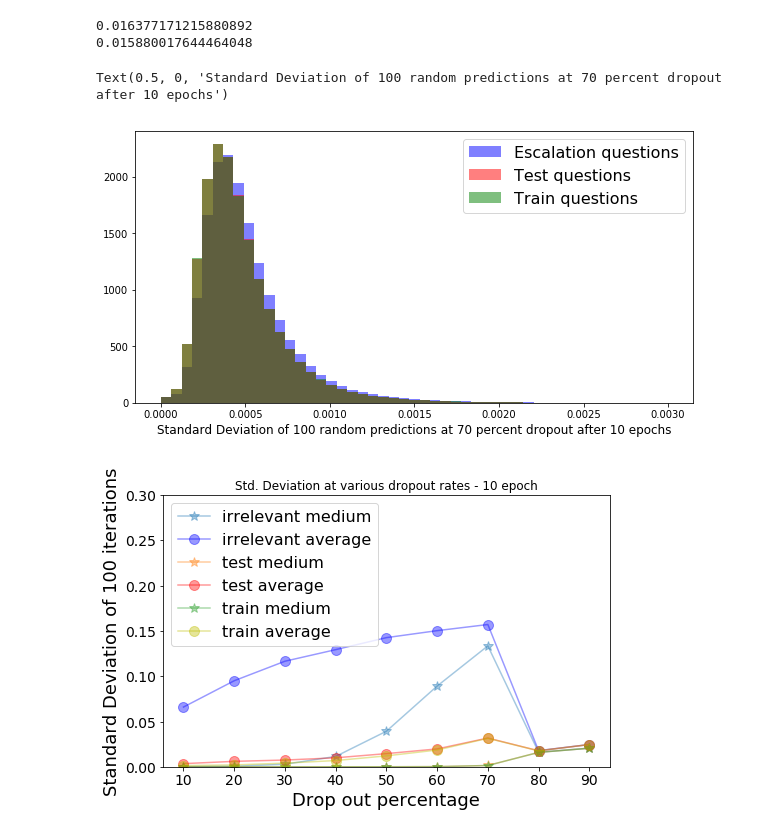
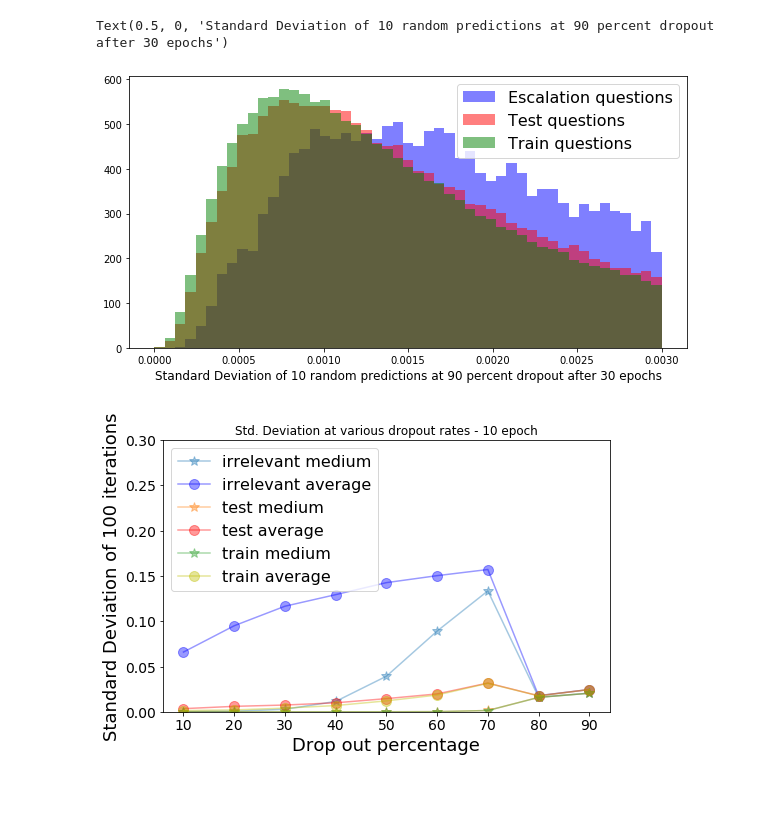
Before and after one commit to cyberyu/ava, a Jupyter notebook: scripts/notebooks/BERT_dropout_visualization.ipynb, the cells around one changed output. Drawn from its saved outputs; the diff is of its cells as text; code cells hidden in the pictures; blank space fills up the shorter version.

```diff
--- a/scripts/notebooks/BERT_dropout_visualization.ipynb
+++ b/scripts/notebooks/BERT_dropout_visualization.ipynb
@@ -5,7 +5,7 @@ import itertools
 
 darray=[]
 
-filestr = '/mnt/ava_data/dropout/70percent_negative.pkl'
+filestr = '../../dropout_results/negative_80percent.pkl'
 
 f = pickle.load(open(filestr,'rb'))
 
@@ -18,7 +18,7 @@ list_flat_negative = list(itertools.chain(*darray))
 darray=[]
 pred_train_label=[]
 
-filestr = '/mnt/ava_data/dropout/70percent_train.pkl'
+filestr = '../../dropout_results/train_80percent.pkl'
 f = pickle.load(open(filestr,'rb'))
 
 for loop in range(len(f)):
@@ -32,7 +32,7 @@ list_flat_train = list(itertools.chain(*darray))
 darray=[]
 pred_test_label=[]
 
-filestr = '/mnt/ava_data/dropout/70percent_test.pkl'
+filestr = '../../dropout_results/test_80percent.pkl'
 f = pickle.load(open(filestr,'rb'))
 
 for loop in range(len(f)):
@@ -43,38 +43,35 @@ for loop in range(len(f)):
     pred_test_label.append(np.argmax(mean_test))
 
 list_flat_test = list(itertools.chain(*darray))
-# %% [output]
-0.016377171215880892
-0.015880017644464048
 # %%
 import matplotlib.pyplot as plt
 %matplotlib inline
 
 plt.rcParams['figure.figsize'] = [10, 5]
 nbins = 50
 bins = np.linspace(0, 0.003, nbins)
 weights = np.ones_like(list_flat_negative)/float(len(list_flat_negative))
 plt.hist(list_flat_negative, alpha=0.5, color = "blue", bins=bins, density=True)
 
 weights = np.ones_like(list_flat_test)/float(len(list_flat_test))
 plt.hist(list_flat_test, alpha=0.5, color = "red", bins=bins, density=True)
 
 weights = np.ones_like(list_flat_train)/float(len(list_flat_train))
 plt.hist(list_flat_train, alpha=0.5, bins=bins, color = "green", density=True)
 
 plt.legend(['Escalation questions', 'Test questions', 'Train questions'], fontsize=16)
 # nbins = 40
 # bins = np.linspace(0, np.max(entropy_negative), nbins)
 # weights = np.ones_like(entropy_negative)/float(len(entropy_negative))
 # plt.hist(entropy_negative, weights=weights, alpha=0.5, bins=bins)
-plt.xlabel('Standard Deviation of 100 random predictions at 70 percent dropout after 10 epochs', fontsize=12)
+plt.xlabel('Standard Deviation of 10 random predictions at 90 percent dropout after 30 epochs', fontsize=12)
 # plt.xticks(rotation=0, fontsize=16)
 # plt.yticks(rotation=0, fontsize=16)
 # plt.legend(['Escalation questions', 'Test questions', 'Negative questions'], fontsize=20)
 #plt.savefig('entropyHistEscalationVSNormalVSNegative.png')
 # %% [output]
-Text(0.5, 0, 'Standard Deviation of 100 random predictions at 70 percent dropout after 10 epochs')
+Text(0.5, 0, 'Standard Deviation of 10 random predictions at 90 percent dropout after 30 epochs')
-[figure, old version]
+[figure, new version]
 # %%
 import pickle
 import json
```
Also changed, not shown: 25 other files.
